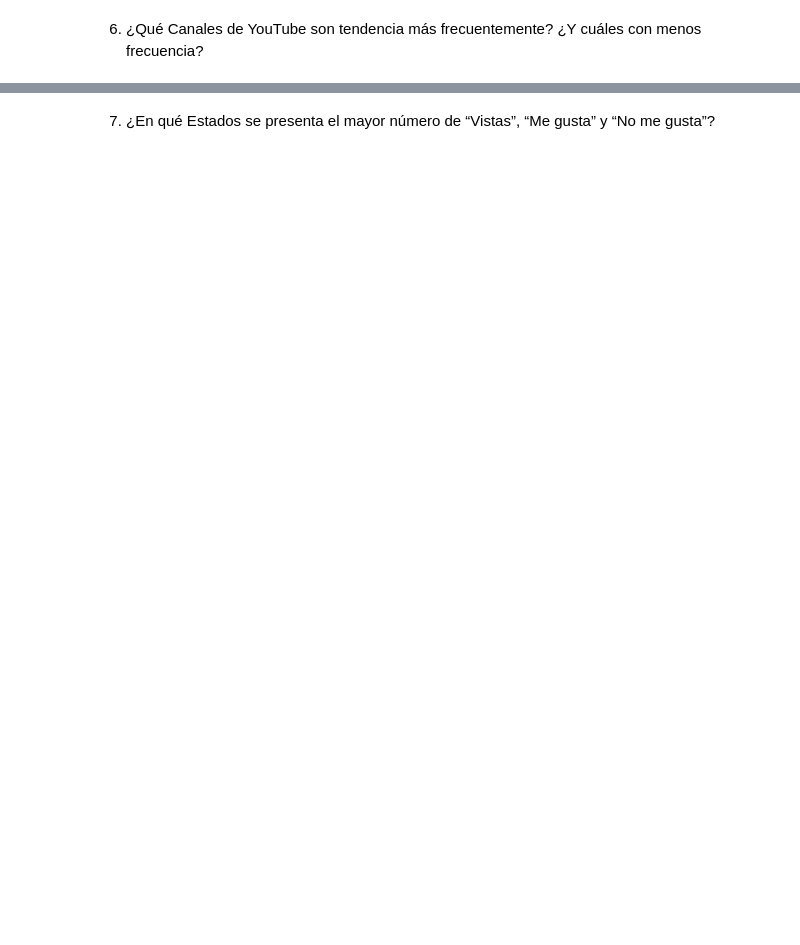
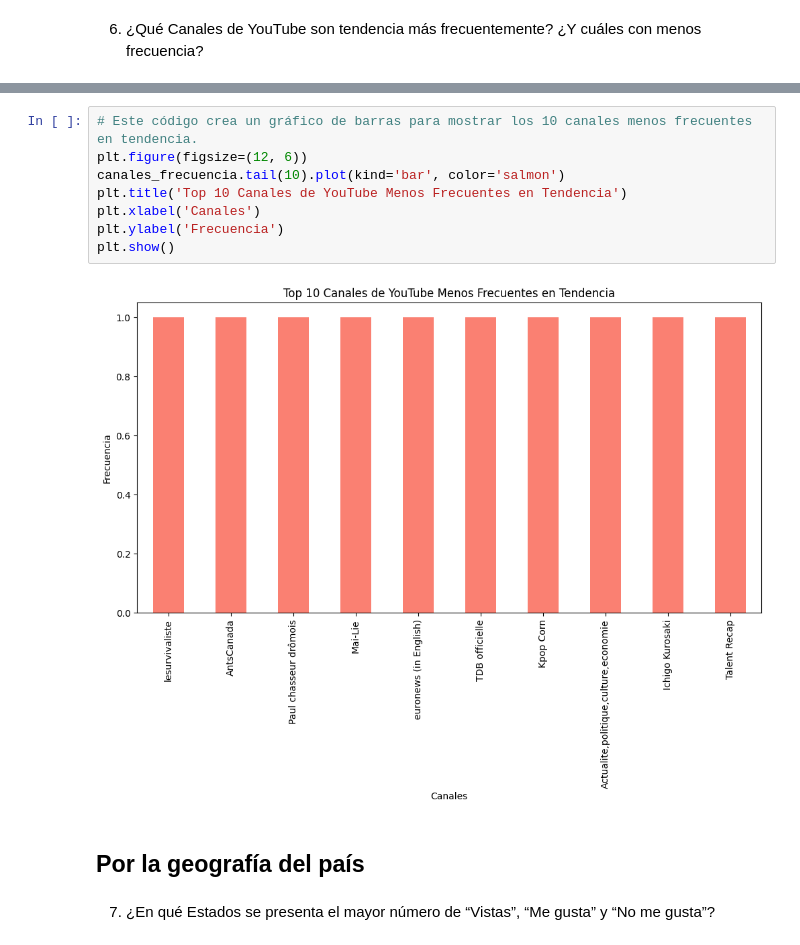
Before and after one commit to QuispeAyalaDiego/Trending-Youtube-FR-G02, a Jupyter notebook: data/Data-Analysis.ipynb, the cells around one changed output, grey strips where cells are left out. Cells and saved outputs as stored; diff of their text form; blank space fills up the shorter version.

```diff
--- a/data/Data-Analysis.ipynb
+++ b/data/Data-Analysis.ipynb
@@ -424,2 +468,14 @@ plt.show()
+# %%
+# Este código crea un gráfico de barras para mostrar los 10 canales menos frecuentes en tendencia.
+plt.figure(figsize=(12, 6))
+canales_frecuencia.tail(10).plot(kind='bar', color='salmon')
+plt.title('Top 10 Canales de YouTube Menos Frecuentes en Tendencia')
+plt.xlabel('Canales')
+plt.ylabel('Frecuencia')
+plt.show()
+# %% [output]
+[figure, added]
+# %% [markdown]
+## Por la geografía del país
 # %% [markdown]
 7. ¿En qué Estados se presenta el mayor número de “Vistas”, “Me gusta” y “No me gusta”?
```
Also changed, not shown: parts of 29 cells of this notebook, 1 other file.
